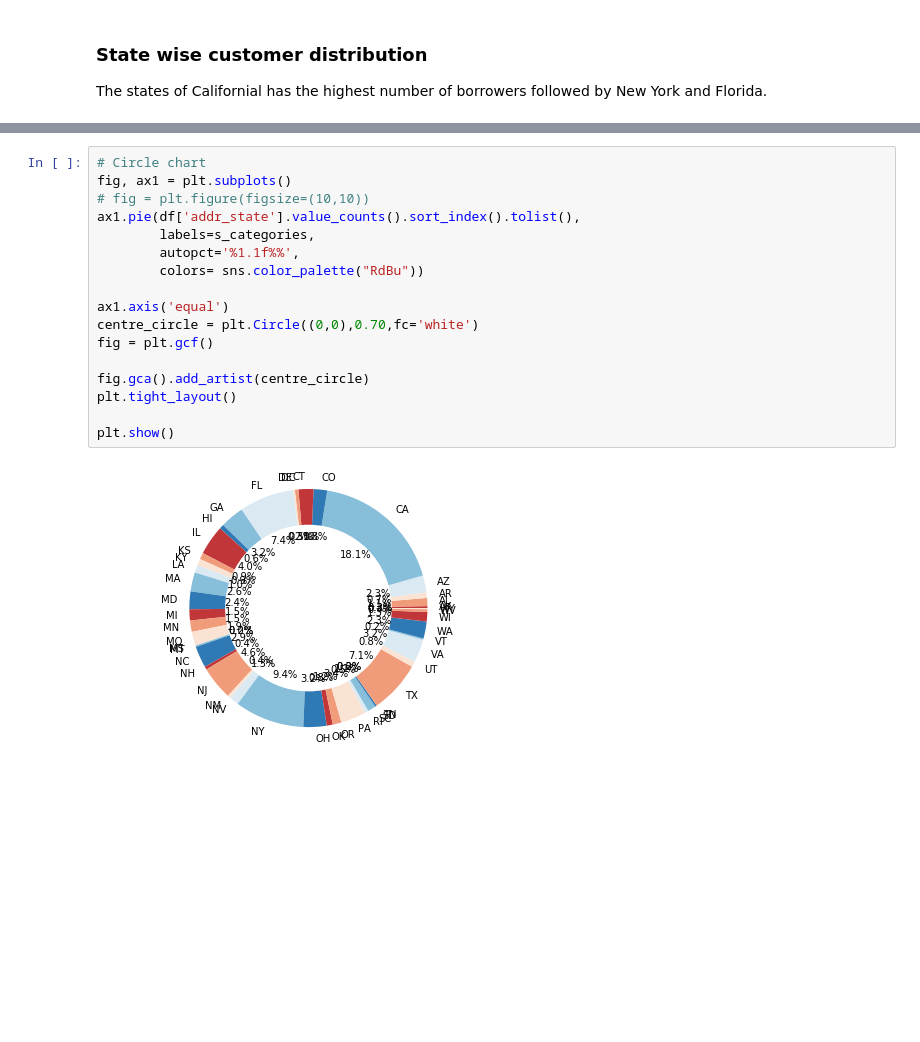
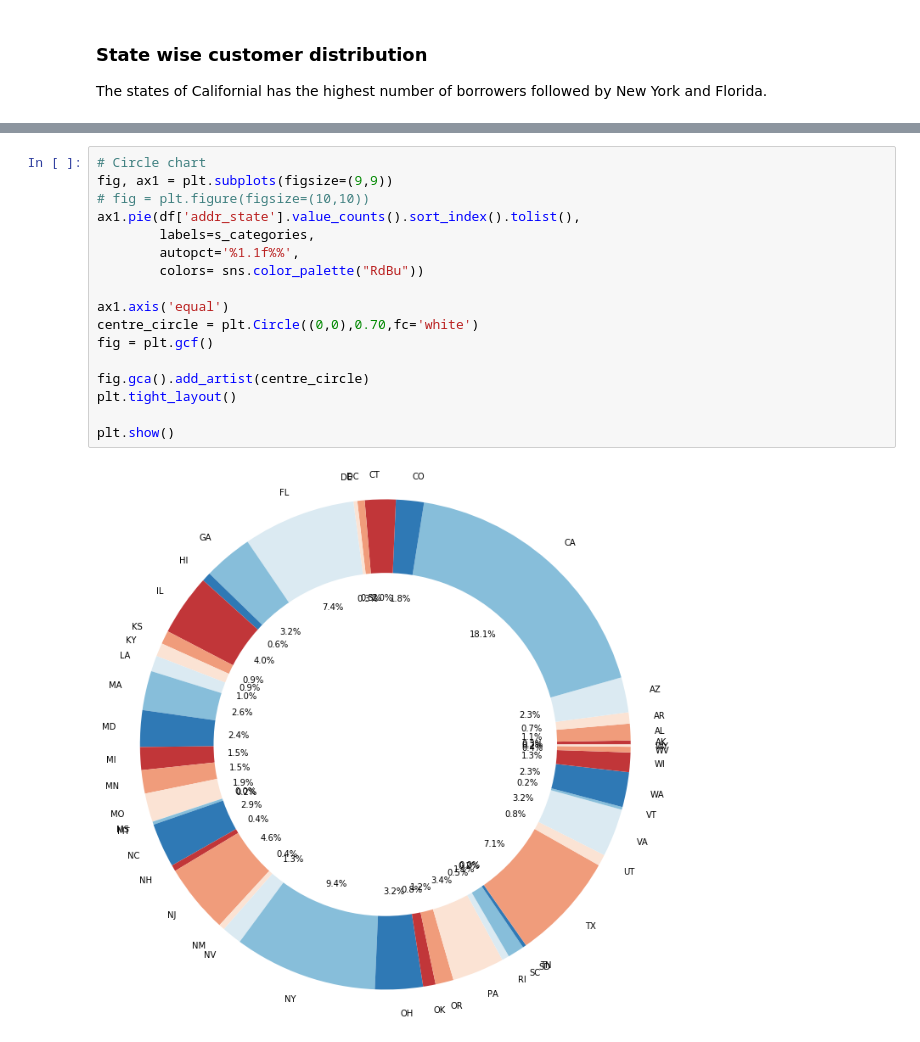
Before and after one commit to quantuniversity/DataScienceCrashCourse, a Jupyter notebook: project/notebook/Credit_Risk_Data_Analysis.ipynb, the cells around one changed output, grey strips where cells are left out. Drawn from its saved outputs; the diff is of its cells as text; blank space fills up the shorter version.

Commit message:
updated images and run sequence

```diff
--- a/project/notebook/Credit_Risk_Data_Analysis.ipynb
+++ b/project/notebook/Credit_Risk_Data_Analysis.ipynb
@@ -274,19 +278,19 @@ Name: addr_state, dtype: object
 # %%
 # Circle chart
-fig, ax1 = plt.subplots()
+fig, ax1 = plt.subplots(figsize=(9,9))
 # fig = plt.figure(figsize=(10,10))
 ax1.pie(df['addr_state'].value_counts().sort_index().tolist(),
         labels=s_categories,
         autopct='%1.1f%%',
         colors= sns.color_palette("RdBu"))
 
 ax1.axis('equal')
 centre_circle = plt.Circle((0,0),0.70,fc='white')
 fig = plt.gcf()
 
 fig.gca().add_artist(centre_circle)
 plt.tight_layout()
 
 plt.show()
 # %% [output]
-[figure, old version]
+[figure, new version]
```
Also changed, not shown: parts of 8 cells of this notebook.
